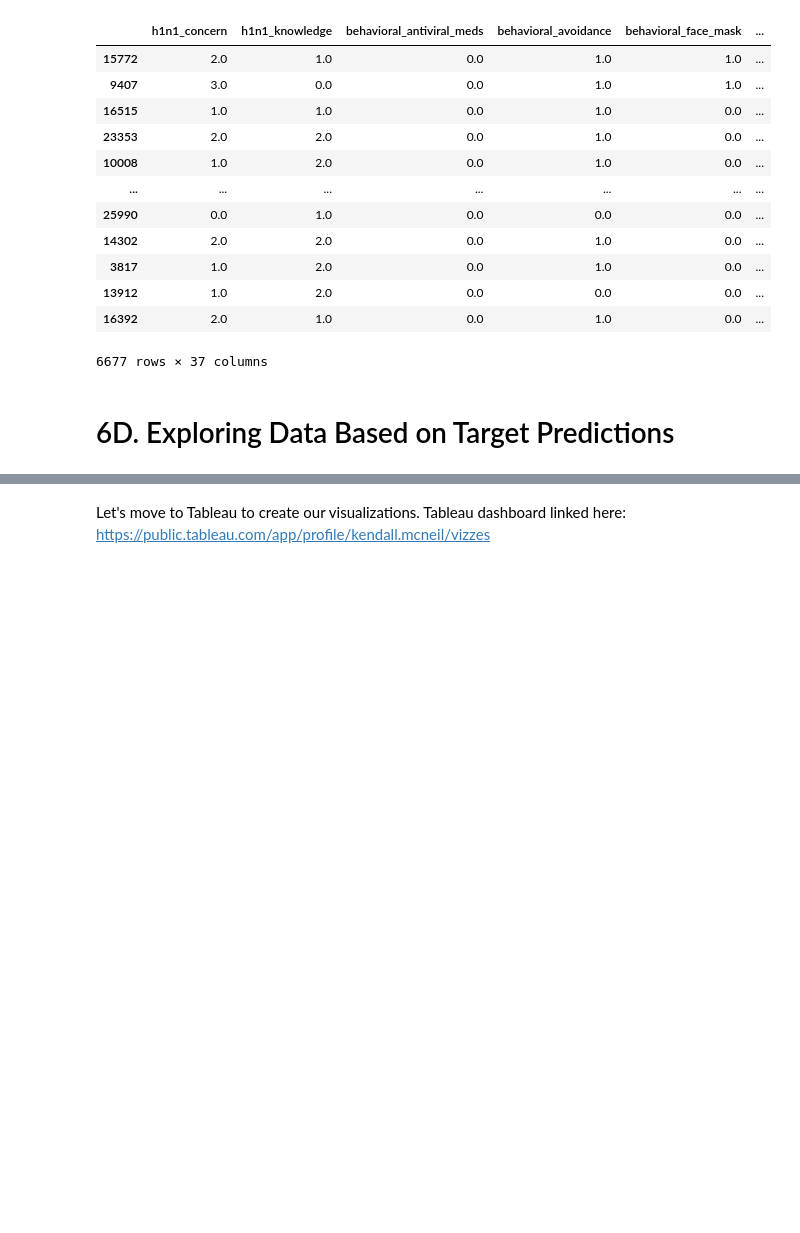
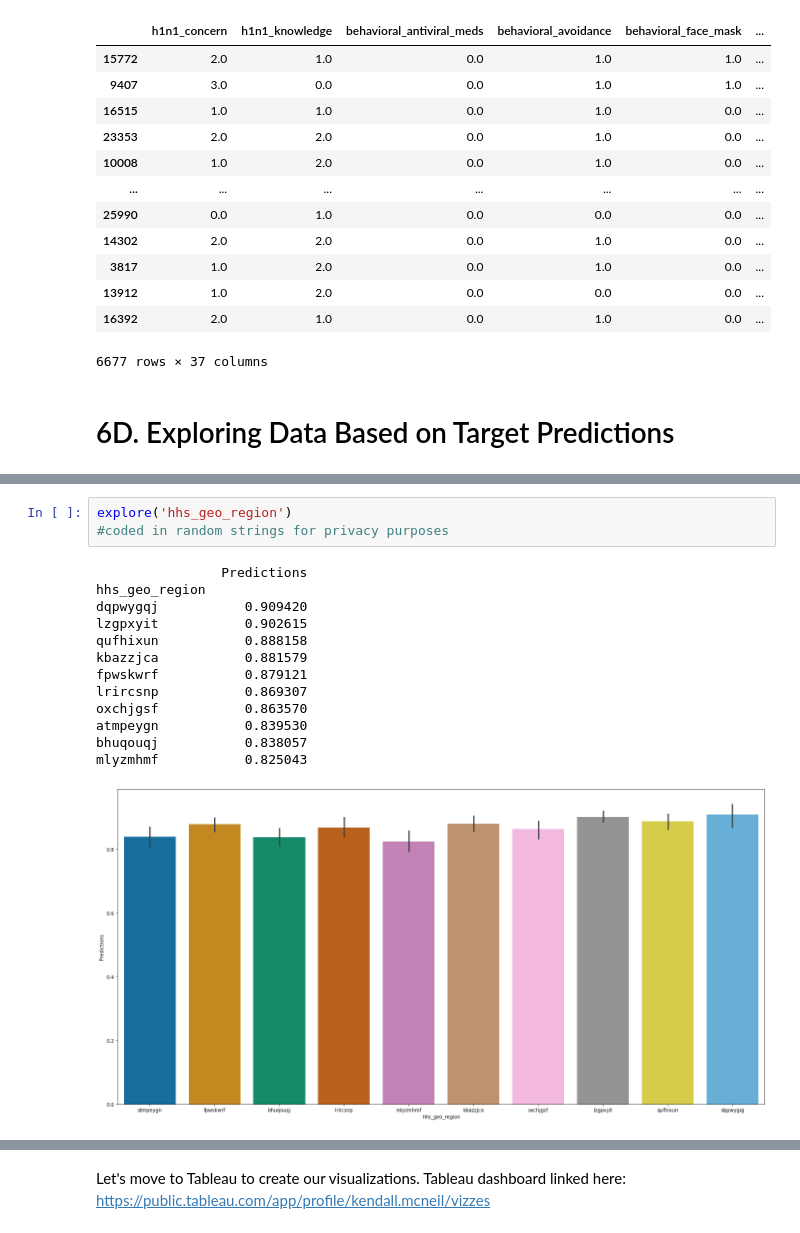
Before and after one commit to kmcneil901/H1N1-Vaccines, a Jupyter notebook: H1N1 Vaccine .ipynb, the cells around one changed output, grey strips where cells are left out. Saved outputs shown, nothing was run; the diff lists cells and outputs as text; blank space fills up the shorter version.

```diff
--- a/H1N1 Vaccine .ipynb
+++ b/H1N1 Vaccine .ipynb
@@ -1107,0 +923,17 @@ X_preds.to_csv('h1n1vaccines.csv')
+# %%
+explore('hhs_geo_region')
+#coded in random strings for privacy purposes
+# %% [output]
+                Predictions
+hhs_geo_region
+dqpwygqj           0.909420
+lzgpxyit           0.902615
+qufhixun           0.888158
+kbazzjca           0.881579
+fpwskwrf           0.879121
+lrircsnp           0.869307
+oxchjgsf           0.863570
+atmpeygn           0.839530
+bhuqouqj           0.838057
+mlyzmhmf           0.825043
+[figure, added]
```
Also changed, not shown: parts of 58 cells of this notebook.
